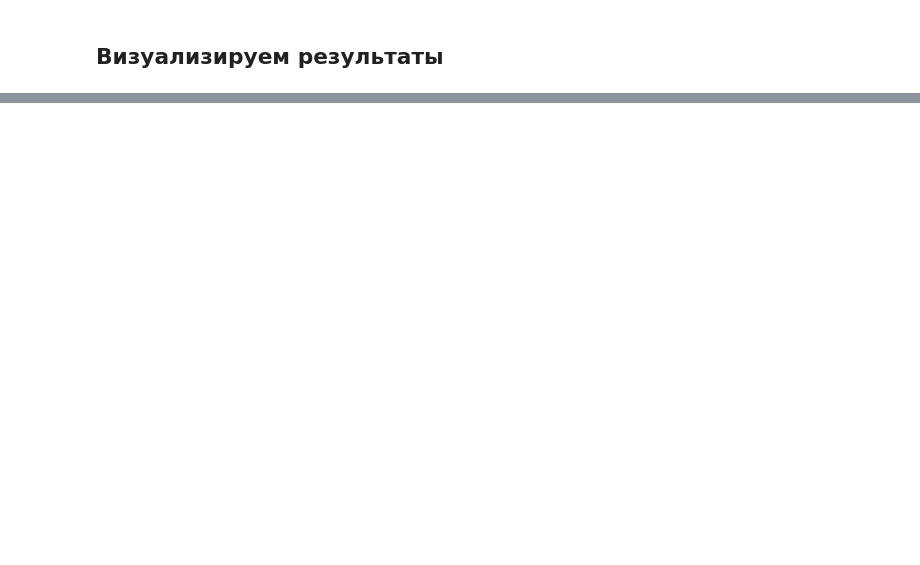
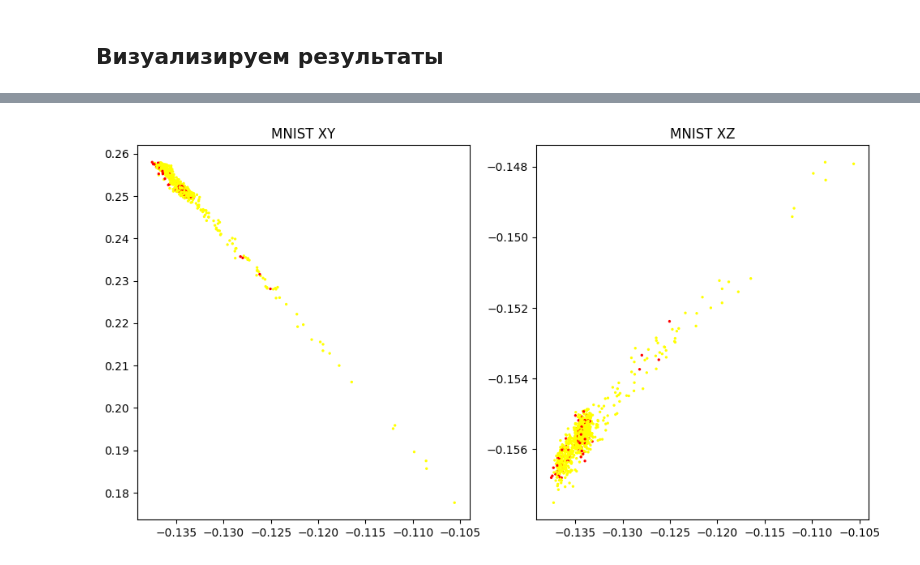
Before and after one commit to kenoma/pytorch-fuzzy, a Jupyter notebook: experiments_anomaly_detection_cvae_mnist_ad.ipynb, the cells around one changed output, grey strips where cells are left out. Drawn from its saved outputs; the diff is of its cells as text; code cells hidden in the pictures; blank space fills up the shorter version.

```diff
--- a/experiments_anomaly_detection_cvae_mnist_ad.ipynb
+++ b/experiments_anomaly_detection_cvae_mnist_ad.ipynb
@@ -311,25 +314,25 @@ class VAE(nn.Module):
     def __init__(self, latent_dim, fuzzy_rules_count, kernels):
         super(VAE, self).__init__()
 
-        self.encoder = Encoder(latent_dim, kernels)
-        self.decoder = Decoder(latent_dim, kernels)
+        self.encoder = Encoder(fuzzy_rules_count, latent_dim, kernels)
+        self.decoder = Decoder(fuzzy_rules_count, kernels)
 
 
     def forward(self, x):
         """
 
         """
-        fz, mu, dfz = self.encoder(x)
-        x_recon = self.decoder(mu)
+        fz, dfz, mu = self.encoder(x)
+        x_recon = self.decoder(fz)
 
-        return fz, mu, x_recon, dfz
+        return fz, dfz, mu, x_recon
 
     def half_pass(self, x):
         """
 
         """
-        fz, mu, dfz = self.encoder(x)
-        return fz, mu, dfz
+        fz, dfz, mu = self.encoder(x)
+        return fz, dfz, mu
 
     def decoder_pass(self, x):
         r = self.decoder(x)
@@ -393,7 +390,7 @@ def fuzzy_term_volume_loss(layer, fz):
     return ev#(1 - fz.max(-1).values).abs().mean()#
 # %%
 def get_arate(inp):
-    fz, mu, x_recon, dfz = model.forward(inp)
+    fz_c, dfz, mu, x_rec = model.forward(inp)
 
-    return fz.sum(-1).cpu().numpy() #(1 - ssim(x_recon.clamp(0, 1), inp)).cpu().numpy()#xent_continuous_ber((x_recon + 1)/2, (inp + 1)/2).cpu().numpy()# #ssim((inp + 1)/2, (recon_x+1)/2).cpu().numpy() #fz.sum(-1).cpu().numpy()#
+    return fz_c.max(-1).values.cpu().numpy() #(1 - ssim(x_recon.clamp(0, 1), inp)).cpu().numpy()#xent_continuous_ber((x_recon + 1)/2, (inp + 1)/2).cpu().numpy()# #ssim((inp + 1)/2, (recon_x+1)/2).cpu().numpy() #fz.sum(-1).cpu().numpy()#
 # %% [markdown]
@@ -616,5 +603,0 @@ for epoch in range(num_epochs_ad):
-# %%
-model.eval()
-data = test_data[1][0].reshape(1,1,28,28).to(device)
-fz, mu, x_recon, dfz = model.forward(data)
-dfz - compute_ae_loss(data, x_recon)
@@ -688,7 +693,7 @@ with torch.no_grad():
 #             ax[i, j].axis('off')
 # %%
 def get_arate(inp):
-    fz, mu, x_recon, dfz = model.forward(inp)
+    fz_с,fz_s, mu, x_recon = model.forward(inp)
     return (1 - ssim(x_recon, inp)).cpu().numpy()#fz.sum(-1).cpu().numpy() #xent_continuous_ber((x_recon + 1)/2, (inp + 1)/2).cpu().numpy()# #ssim((inp + 1)/2, (recon_x+1)/2).cpu().numpy() #fz.sum(-1).cpu().numpy()#(inp - x_recon).abs().sum(-1).sum(-1).mean(-1).cpu().numpy()#
 # %%
 firings_mnist = {}
@@ -752,34 +761,36 @@ with torch.no_grad():
 
 def show_plot():
     #centroids = model.encoder.fuzzy[0].get_centroids().detach().cpu().numpy()
     embedings = []
     labels_expected = []
     with torch.no_grad():
         for data, target in tqdm(test_loader, desc='Encoding'):
             data = data.view((-1,1,28,28)).to(device)
-            fz, mu, rec_x, dfz = model.forward(data)
+            fz_с,fz_s, mu, rec_x = model.forward(data)
             embedings.append(mu.cpu().numpy())
             labels_expected.append((target == mnist_class_anomaly).cpu().numpy())
     embedings = np.concatenate(embedings, axis=0)
     labels_expected = np.concatenate(labels_expected, axis=0)
 
     plt.figure(figsize=(18, 6))
 
     R, C = 1, 3
 
     plt.subplot(R, C, 1)
     plt.title("MNIST XY")
 
     plt.scatter(embedings[:, 0],      embedings[:,  1], c=labels_expected, cmap=binary_cmap, s=2)
     #plt.scatter(centroids[:, 0],      centroids[:, 1], marker='1', c='black', s= 50)
 
     plt.subplot(R, C, 2)
     plt.title("MNIST XZ")
     plt.scatter(embedings[:, 0],      embedings[:,  2], c=labels_expected, cmap=binary_cmap, s=2)
     #plt.scatter(centroids[:, 0],      centroids[:, 2], marker='1', c='black', s= 50)
 
 
 show_plot()
+# %% [output]
+[figure, added]
 # %%
 def show_item_reconstructio(ind):
     for data, trg in iter(test_loader):
```
Also changed, not shown: parts of 34 cells of this notebook, 1 other file.
